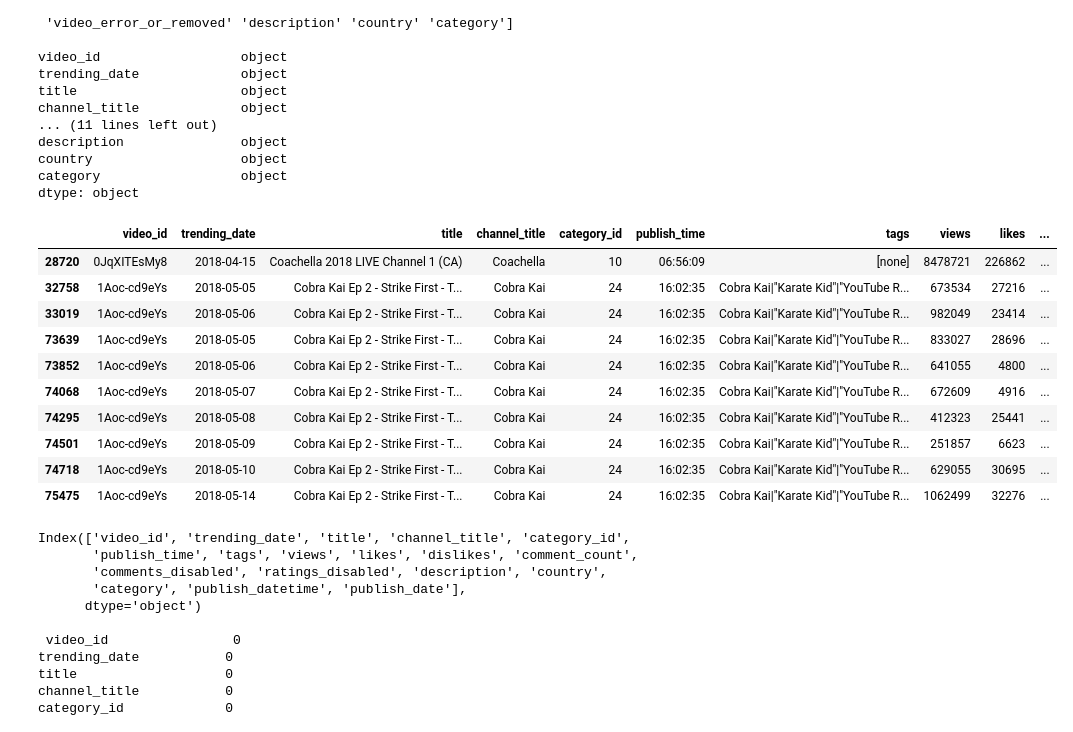
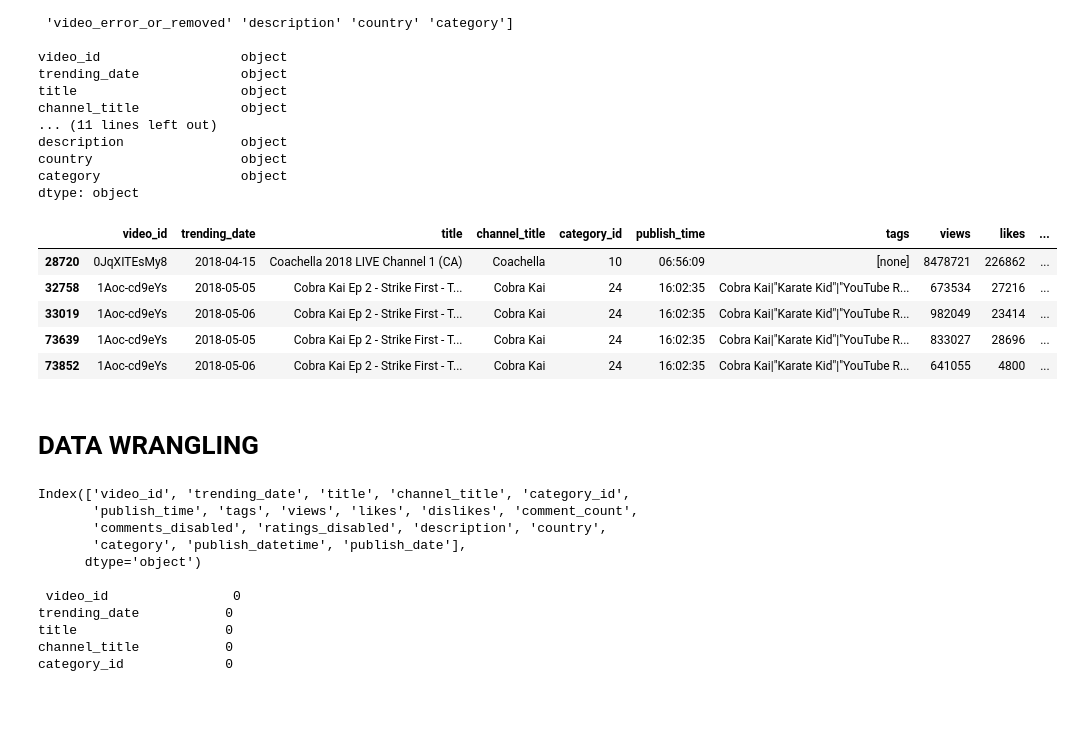
Before and after one commit to Thampi-hub/Springboard_RT, a Jupyter notebook: Capstone_2/2_DataWrangling/readData.ipynb, the cells around one changed output. Saved outputs shown, nothing was run; the diff lists cells and outputs as text; code cells hidden in the pictures; blank space fills up the shorter version.

```diff
--- a/Capstone_2/2_DataWrangling/readData.ipynb
+++ b/Capstone_2/2_DataWrangling/readData.ipynb
@@ -82,27 +84,24 @@ allData['publish_time']  = allData['publish_datetime'].dt.time
 # %%
 ### Do we need 'video_error_or_removed' column?
 
 ## Deleted videos, based on title:
 deleted_id = allData[allData.title=="Deleted video"]["video_id"].unique()
 
 ## Using flag 'video_error_or_removed':
 err_rem_id = allData[allData.video_error_or_removed]["video_id"].unique()
 
 ## Videos uniquely flagged by 'video_error_or_removed':
 uniq_err_id = list(set(err_rem_id) - set(deleted_id)) #['KjSSU1trCug','0JqXITEsMy8','q8v9MvManKE','BEePFpC9qG8','1Aoc-cd9eYs','RK_B4Ez4_5Q']
-allData[allData.video_id.isin(uniq_err_id)].sort_values(["video_id","country","publish_datetime","trending_date"]).head(10)
+allData[allData.video_id.isin(uniq_err_id)].sort_values(["video_id","country","publish_datetime","trending_date"]).head()
 # %% [output]
 |  | video_id | trending_date | title | channel_title | category_id | publish_time | tags | views | likes | ... |
 | 28720 | 0JqXITEsMy8 | 2018-04-15 | Coachella 2018 LIVE Channel 1 (CA) | Coachella | 10 | 06:56:09 | [none] | 8478721 | 226862 | ... |
 | 32758 | 1Aoc-cd9eYs | 2018-05-05 | Cobra Kai Ep 2 - Strike First - T... | Cobra Kai | 24 | 16:02:35 | Cobra Kai|"Karate Kid"|"YouTube R... | 673534 | 27216 | ... |
 | 33019 | 1Aoc-cd9eYs | 2018-05-06 | Cobra Kai Ep 2 - Strike First - T... | Cobra Kai | 24 | 16:02:35 | Cobra Kai|"Karate Kid"|"YouTube R... | 982049 | 23414 | ... |
 | 73639 | 1Aoc-cd9eYs | 2018-05-05 | Cobra Kai Ep 2 - Strike First - T... | Cobra Kai | 24 | 16:02:35 | Cobra Kai|"Karate Kid"|"YouTube R... | 833027 | 28696 | ... |
 | 73852 | 1Aoc-cd9eYs | 2018-05-06 | Cobra Kai Ep 2 - Strike First - T... | Cobra Kai | 24 | 16:02:35 | Cobra Kai|"Karate Kid"|"YouTube R... | 641055 | 4800 | ... |
-| 74068 | 1Aoc-cd9eYs | 2018-05-07 | Cobra Kai Ep 2 - Strike First - T... | Cobra Kai | 24 | 16:02:35 | Cobra Kai|"Karate Kid"|"YouTube R... | 672609 | 4916 | ... |
-| 74295 | 1Aoc-cd9eYs | 2018-05-08 | Cobra Kai Ep 2 - Strike First - T... | Cobra Kai | 24 | 16:02:35 | Cobra Kai|"Karate Kid"|"YouTube R... | 412323 | 25441 | ... |
-| 74501 | 1Aoc-cd9eYs | 2018-05-09 | Cobra Kai Ep 2 - Strike First - T... | Cobra Kai | 24 | 16:02:35 | Cobra Kai|"Karate Kid"|"YouTube R... | 251857 | 6623 | ... |
-| 74718 | 1Aoc-cd9eYs | 2018-05-10 | Cobra Kai Ep 2 - Strike First - T... | Cobra Kai | 24 | 16:02:35 | Cobra Kai|"Karate Kid"|"YouTube R... | 629055 | 30695 | ... |
-| 75475 | 1Aoc-cd9eYs | 2018-05-14 | Cobra Kai Ep 2 - Strike First - T... | Cobra Kai | 24 | 16:02:35 | Cobra Kai|"Karate Kid"|"YouTube R... | 1062499 | 32276 | ... |
+# %% [markdown]
+# **DATA WRANGLING**
 # %%
 ### Filter data for only required data (ID columns: video_id, country)
 
```
Also changed, not shown: parts of 6 cells of this notebook.
